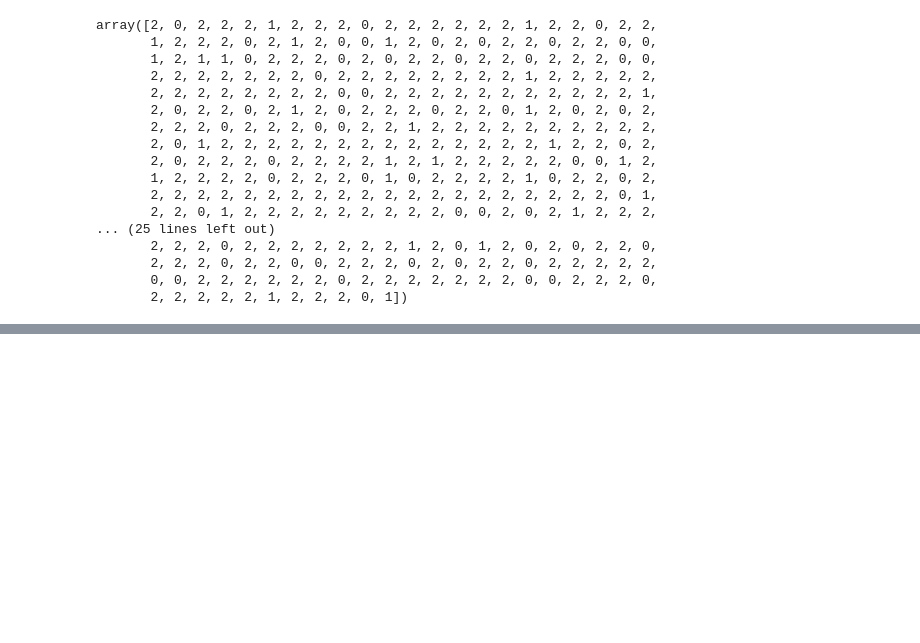
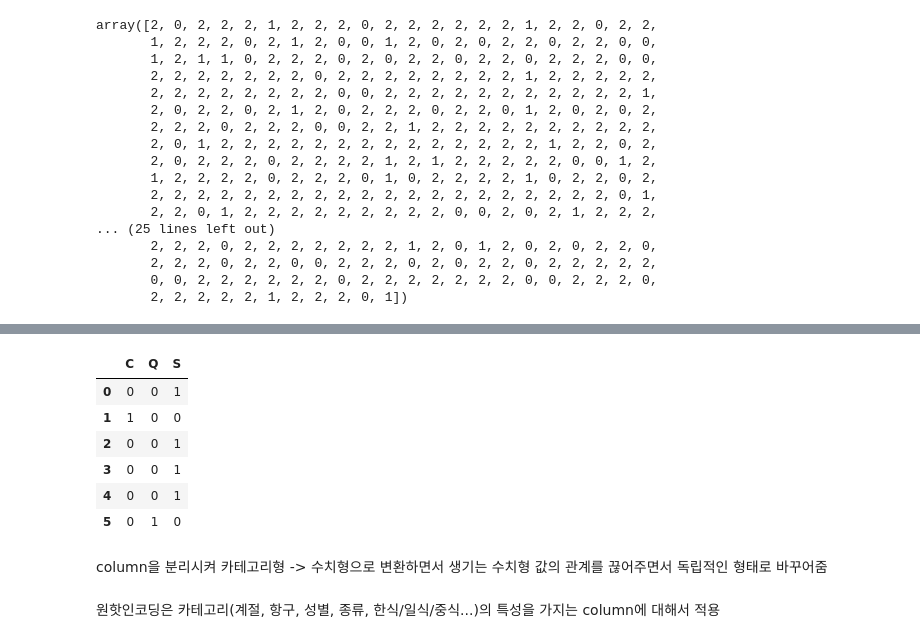
Before and after one commit to kaminion/fastcampus_python, a Jupyter notebook: machine learning/5. titanic.ipynb, the cells around one changed output, grey strips where cells are left out. Cells and saved outputs as stored; diff of their text form; code cells hidden in the pictures; blank space fills up the shorter version.

Commit message:
feat: add to onehot encoding & normalize

```diff
--- a/machine learning/5. titanic.ipynb
+++ b/machine learning/5. titanic.ipynb
@@ -348,0 +413,19 @@ array([2, 0, 2, 2, 2, 1, 2, 2, 2, 0, 2, 2, 2, 2, 2, 2, 1, 2, 2, 0, 2, 2,
+# %%
+one_hot = pd.get_dummies(data['Embarked_num'][:6]) # 이걸로 one hot encoding 가능
+# %%
+one_hot.columns = le.classes_
+# %%
+one_hot # 본인이 해당하는 column에 대해서만 True
+# %% [output]
+|  | C | Q | S |
+| 0 | 0 | 0 | 1 |
+| 1 | 1 | 0 | 0 |
+| 2 | 0 | 0 | 1 |
+| 3 | 0 | 0 | 1 |
+| 4 | 0 | 0 | 1 |
+| 5 | 0 | 1 | 0 |
+# %% [markdown]
+column을 분리시켜 카테고리형 -> 수치형으로 변환하면서 생기는 수치형 값의 관계를 끊어주면서
+독립적인 형태로 바꾸어줌
+# %% [markdown]
+원핫인코딩은 카테고리(계절, 항구, 성별, 종류, 한식/일식/중식...)의 특성을 가지는 column에 대해서 적용
```
Also changed, not shown: parts of 13 cells of this notebook.
